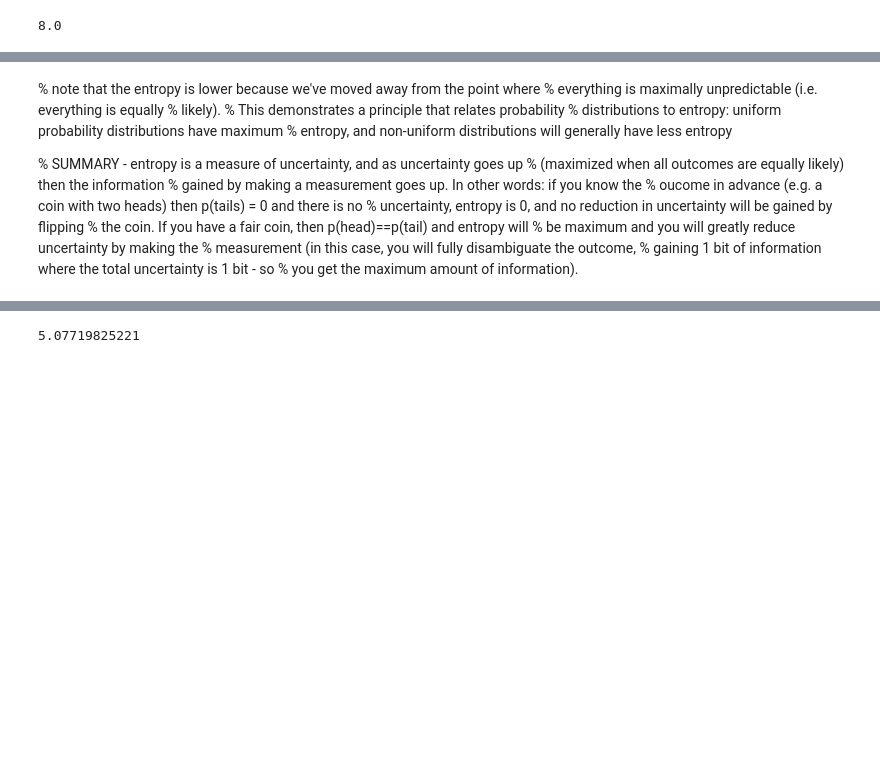
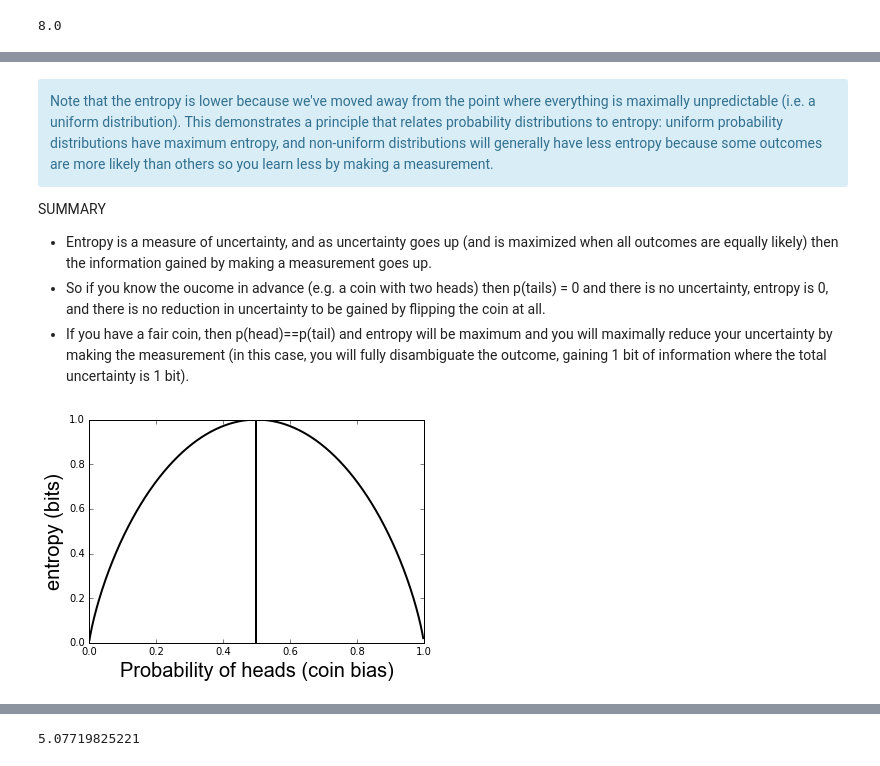
Before and after one commit to TimCSheehan/dev, a Jupyter notebook: Tutorial_070_MutualInformation.ipynb, the cells around one changed output, grey strips where cells are left out. Drawn from its saved outputs; the diff is of its cells as text; code cells hidden in the pictures; blank space fills up the shorter version.

```diff
--- a/Tutorial_070_MutualInformation.ipynb
+++ b/Tutorial_070_MutualInformation.ipynb
@@ -156,39 +167,38 @@ H
 # %% [markdown]
-% note that the entropy is lower because we've moved away from the point where
-% everything is maximally unpredictable (i.e. everything is equally
-% likely).
-% This demonstrates a principle that relates probability
-% distributions to entropy: uniform probability distributions have maximum
-% entropy, and non-uniform distributions will generally have less entropy
+<div class="alert alert-info">
+Note that the entropy is lower because we've moved away from the point where everything is maximally unpredictable (i.e. a uniform distribution). This demonstrates a principle that relates probability distributions to entropy: uniform probability distributions have maximum entropy, and non-uniform distributions will generally have less entropy because some outcomes are more likely than others so you learn less by making a measurement.
+</div>
 
-% SUMMARY - entropy is a measure of uncertainty, and as uncertainty goes up
-% (maximized when all outcomes are equally likely) then the information
-% gained by making a measurement goes up. In other words: if you know the
-% oucome in advance (e.g. a coin with two heads) then p(tails) = 0 and there is no
-% uncertainty, entropy is 0, and no reduction in uncertainty will be gained by flipping
-% the coin. If you have a fair coin, then p(head)==p(tail) and entropy will
-% be maximum and you will greatly reduce uncertainty by making the
-% measurement (in this case, you will fully disambiguate the outcome,
-% gaining 1 bit of information where the total uncertainty is 1 bit - so
-% you get the maximum amount of information).
+SUMMARY
+* Entropy is a measure of uncertainty, and as uncertainty goes up (and is maximized when all outcomes are equally likely) then the information gained by making a measurement goes up.
+* So if you know the oucome in advance (e.g. a coin with two heads) then p(tails) = 0 and there is no uncertainty, entropy is 0, and there is no reduction in uncertainty to be gained by flipping the coin at all.
+* If you have a fair coin, then p(head)==p(tail) and entropy will be maximum and you will maximally reduce your uncertainty by making the measurement (in this case, you will fully disambiguate the outcome, gaining 1 bit of information where the total uncertainty is 1 bit).
 # %%
-n = 2;
-ph = .001:.001:.999;  % vary the probability of heads
-H = zeros(1,numel(ph));
-for j=1:numel(ph)
-    px(1) = ph(j);   % p(heads)
-    px(2) = 1-px(1); % p(tails))
-    for i=1:n
-        H(j) = H(j) + -( px(i) * log2(px(i)) );
-    end
-end
-figure(1), hold on
-plot(ph, H, 'LineWidth', 2)
-set(gca, 'FontSize', 20)
-xlabel('Probability of heads (coin bias)')
-ylabel('entropy (bits)')
-plot([.5 .5], get(gca, 'YLim'), 'k--')
+# number of outcomes (e.g. heads or tails)
+n = 2
 
-% entropy is maximized with maximum uncertainty and will max out at
-% log2(n)!
+# vary the probability of heads
+ph = np.arange(.001,.999,.001)
+
+# alloc to store entropy at each probability
+H = np.zeros(len(ph))
+
+for j in np.arange(len(ph)):
+    px[0] = ph[j]    # p(heads)
+    px[1] = 1-px[0]  # p(tails))
+
+    # then compute entropy
+    for i in np.arange(n):
+        H[j] = H[j] + -( px[i] * np.log2(px[i]) );
+
+
+plt.plot(ph, H, 'k', linewidth=2)
+plt.xlabel('Probability of heads (coin bias)', **fig_font)
+plt.ylabel('entropy (bits)', **fig_font)
+plt.axvline(.5, color='k', linewidth=2)
+plt.show()
+# entropy is maximized with maximum uncertainty and will max out at
+# log2(n)
+# %% [output]
+[figure, added]
 # %% [markdown]
```
Also changed, not shown: parts of 6 cells of this notebook.
